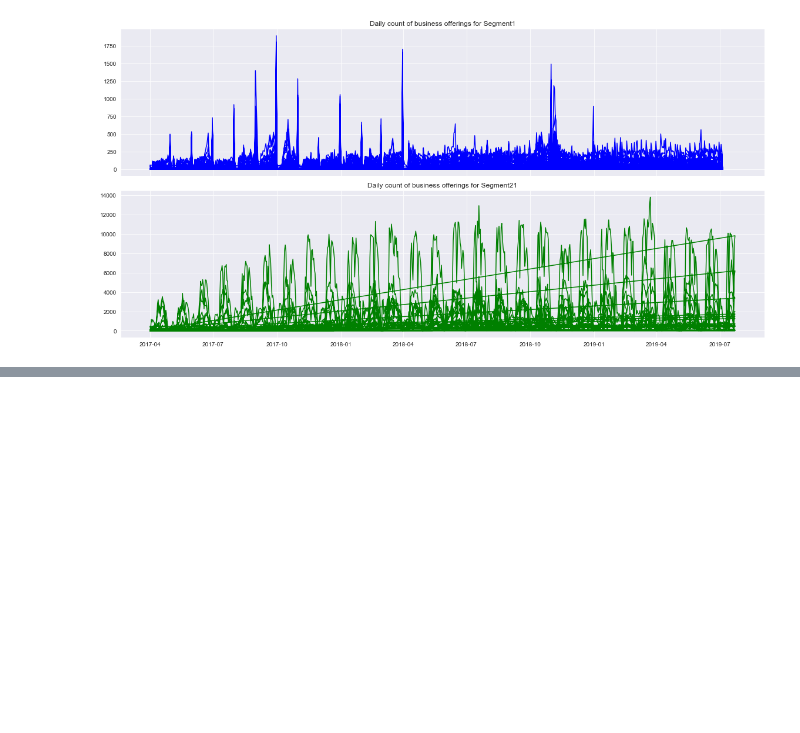
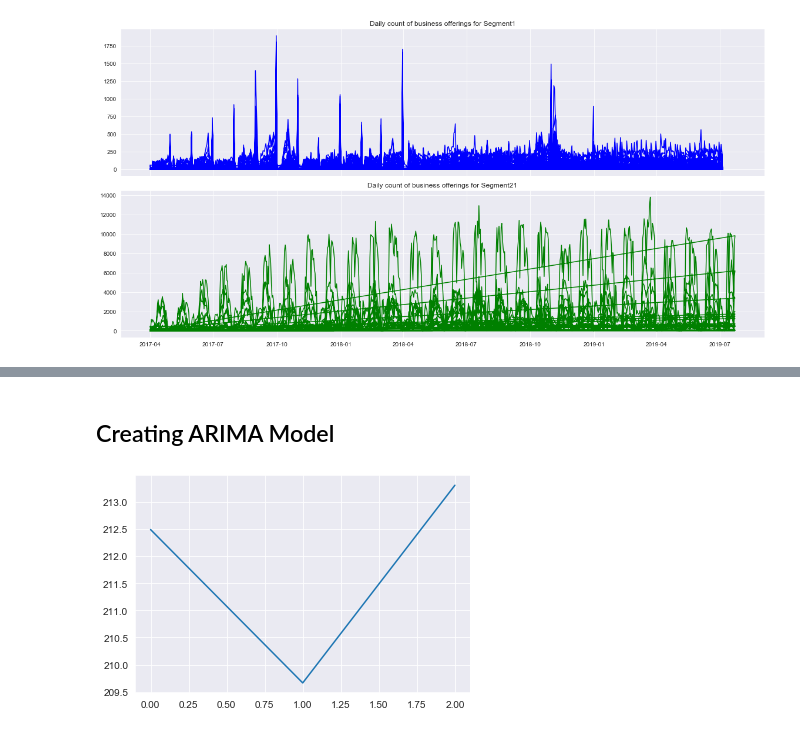
Before and after one commit to DebuRock/LTFS-Data-Science-FinHack, a Jupyter notebook: Inspection.ipynb, the cells around one changed output, grey strips where cells are left out. Saved outputs shown, nothing was run; the diff lists cells and outputs as text; code cells hidden in the pictures; blank space fills up the shorter version.

```diff
--- a/Inspection.ipynb
+++ b/Inspection.ipynb
@@ -70,0 +92,13 @@ plt.show()
+# %% [markdown]
+## Creating ARIMA Model
+# %%
+bics = []
+for p in range(0,3):
+    mod = ARIMA(LTFS_segment1, order=(2, 0, p))
+    result = mod.fit()
+    bics.append(result.bic)
+
+plt.plot([i for i in range(3)], bics)
+plt.show()
+# %% [output]
+[figure, added]
```
Also changed, not shown: parts of 10 cells of this notebook.
